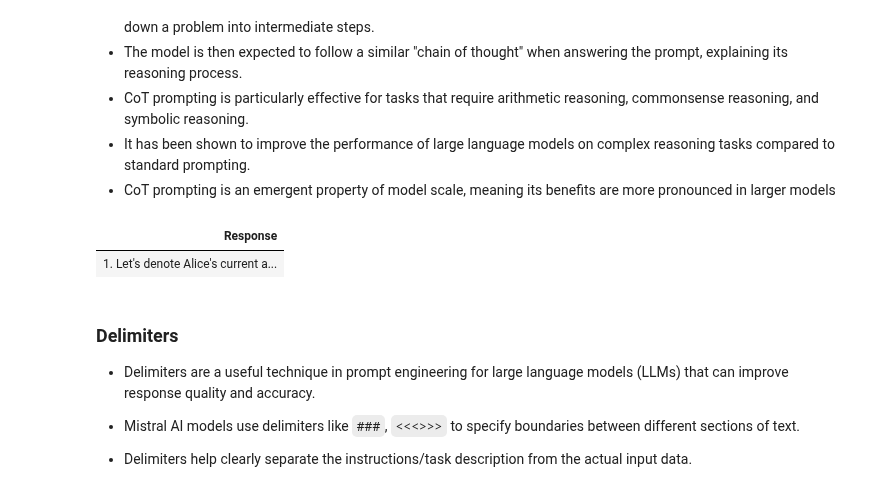
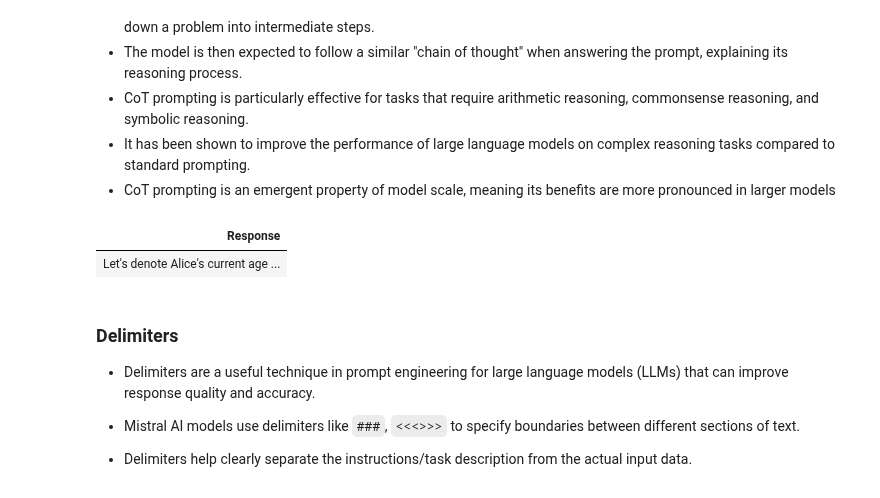
Before and after one commit to aws-samples/mistral-on-aws, a Jupyter notebook: notebooks/mistral_large_getting_started_101.ipynb, the cells around one changed output. Saved outputs shown, nothing was run; the diff lists cells and outputs as text; code cells hidden in the pictures.

```diff
--- a/notebooks/mistral_large_getting_started_101.ipynb
+++ b/notebooks/mistral_large_getting_started_101.ipynb
@@ -70,7 +70,7 @@ from botocore.exceptions import ClientError
 # %% [markdown]
 Please note that for the majority of the motebook Mistral Large is being used. However, the prompting technqiues explained throughout the notebook also apply to other Mistral AI models. For more information, please check out the [Official Mistral AI Prompting Guide](https://docs.mistral.ai/guides/prompting_capabilities/).
 # %%
-DEFAULT_MODEL= "mistral.mistral-large-2402-v1:0"
+DEFAULT_MODEL= "mistral.mistral-large-2407-v1:0"
 MISTRAL_7B = "mistral.mistral-7b-instruct-v0:2"
 MIXTRAL = "mistral.mixtral-8x7b-instruct-v0:1"
 MISTRAL_SMALL = "mistral.mistral-small-2402-v1:0"
@@ -247,26 +251,26 @@ display_html(df.to_html(index=False), raw=True)
 # %%
 prompt = """ <s>[INST]Alice is twice as old as Betty was when Alice was as old as Betty is now.
 If the sum of their current ages is 42, how old is Alice now? Let's solve this step-by-step. [/INST]"""
 body = json.dumps({
             "temperature": 0.0,
-            "max_tokens": 128,
+            "max_tokens": 1024,
             "prompt": prompt,
             "stop":["</s>"]
 
         })
 response = bedrock.invoke_model(
     body = body,
     modelId = model_id
 )
 
 response_body = json.loads(response.get("body").read())
 df = pd.DataFrame(
     {"Response": [response_body['outputs'][0]['text'].replace("\n", " ")]}
     )
 display_html(df.to_html(index=False), raw=True)
 # %% [output]
 | Response |
-| 1. Let's denote Alice's current a... |
+| Let's denote Alice's current age ... |
 # %% [markdown]
 ### Delimiters
 - Delimiters are a useful technique in prompt engineering for large language models (LLMs) that can improve response quality and accuracy.
```
Also changed, not shown: parts of 17 cells of this notebook, 1 other file.
